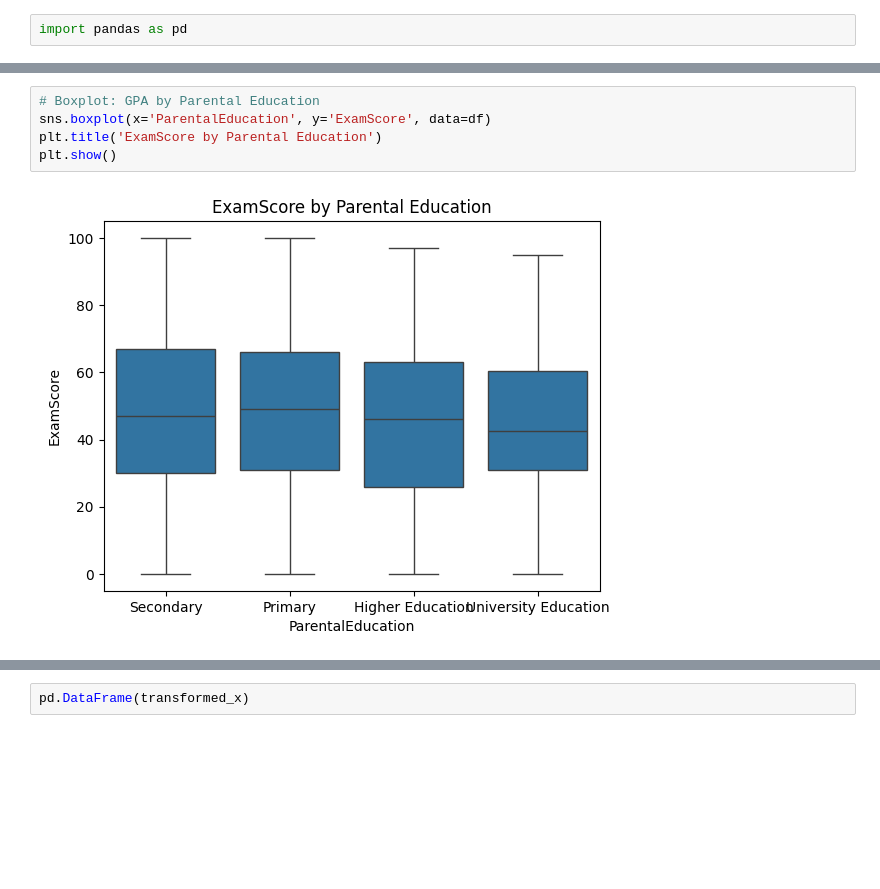
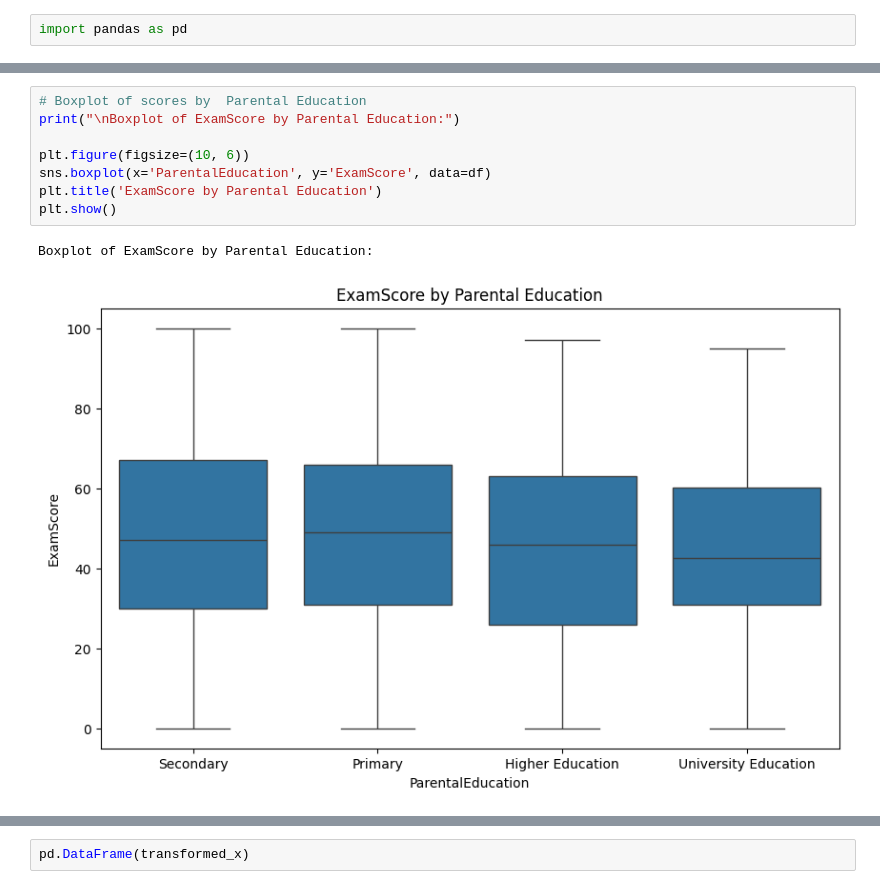
Before and after one commit to muhammederbay10/Student-Performance-Prediction, a Jupyter notebook: Student Performance Prediction.ipynb, the cells around one changed output, grey strips where cells are left out. Cells and saved outputs as stored; diff of their text form; blank space fills up the shorter version.

```diff
--- a/Student Performance Prediction.ipynb
+++ b/Student Performance Prediction.ipynb
@@ -85,9 +98,13 @@ plt.show()
 [figure]
 # %%
-# Boxplot: GPA by Parental Education
+# Boxplot of scores by  Parental Education
+print("\nBoxplot of ExamScore by Parental Education:")
+
+plt.figure(figsize=(10, 6))
 sns.boxplot(x='ParentalEducation', y='ExamScore', data=df)
 plt.title('ExamScore by Parental Education')
 plt.show()
 # %% [output]
+Boxplot of ExamScore by Parental Education:
-[figure, old version]
+[figure, new version]
 # %%
```
Also changed, not shown: parts of 14 cells of this notebook, 3 other files.
